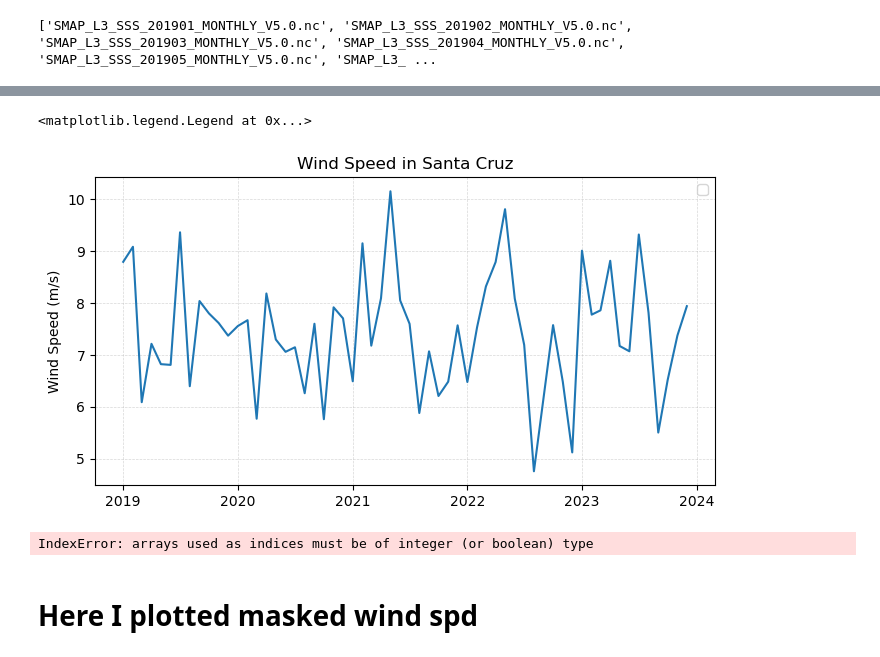
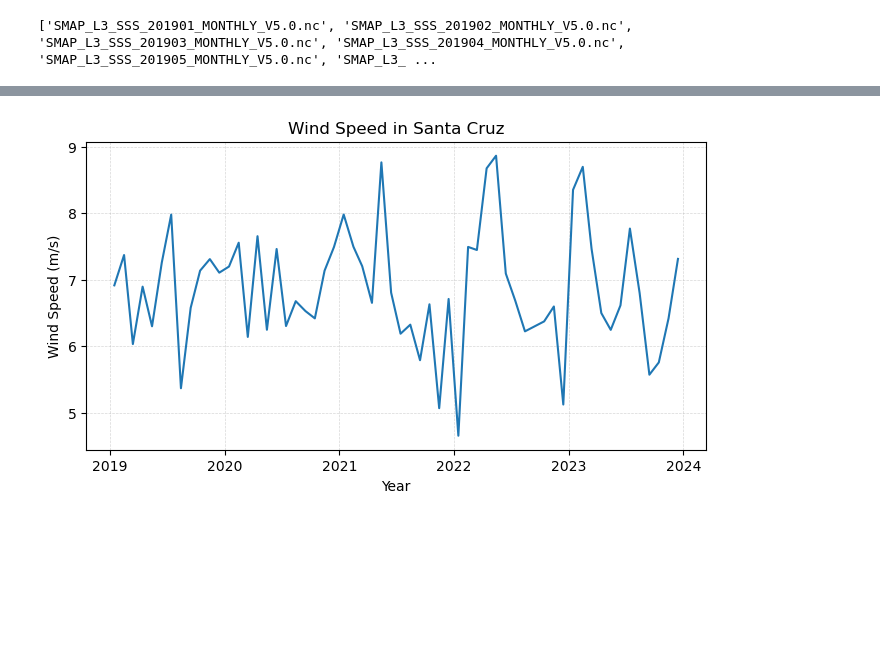
Before and after one commit to Vhaidee1/Shorelinechanges, a Jupyter notebook: Season data.ipynb, the cells around one changed output, grey strips where cells are left out. Cells and saved outputs as stored; diff of their text form; code cells hidden in the pictures; blank space fills up the shorter version.

```diff
--- a/Season data.ipynb
+++ b/Season data.ipynb
@@ -70,0 +159,35 @@ print(date_array)
+# %%
+import datetime as dt
+
+def YMD_to_DecYr(year,month,day):
+
+    # define a date object using the datetime module
+    date = dt.datetime(year,month,day)
+
+    # define the start in ordinal units (days since ...)
+    start = dt.date(date.year, 1, 1).toordinal()
+
+    # compute the year_length in ordinal units (365 or 366)
+    year_length = dt.date(date.year+1, 1, 1).toordinal() - start
+
+    # compute the fraction based on the date
+    decimal_fraction = float(date.toordinal() - start) / year_length
+
+    # compute the decimal year
+    dec_yr = year+decimal_fraction
+    return(dec_yr)
+# %%
+wind_dec_yrs = []
+for file_name in file_list:
+
+    # split the file name and retrieve the year and month strings
+    file_parts = file_name.split('_')
+    # index 3 wll correspond to month and year
+    year = int(file_parts[3][:4])
+    month = int(file_parts[3][4:6])
+    # make a string for the middle day of the month (15)
+    day = int('15')
+    dec_yr = YMD_to_DecYr(year,month,day)
+    wind_dec_yrs.append(dec_yr)
+wind_time=np.array(wind_dec_yrs)
+print(wind_time)
@@ -83,8 +219,8 @@ wind_spd = np.array(ds.variables['smap_spd'])
 # close the netCDF file
 ds.close()
 # %%
-sc_lon = -122
-sc_lat = 36
+sc_lon = -125
+sc_lat = 30
 # find the closest indices to the site longitude and latitude
 lon_index = np.argmin(np.abs(longitude-sc_lon))
 lat_index = np.argmin(np.abs(latitude-sc_lat))
@@ -132,46 +268,14 @@ print(spd_values)
 # %%
 fig = plt.figure(figsize = (8,4))
 
 # plot the data
-plt.plot(date_array, spd_values)
+plt.plot(wind_time, spd_values)
 #plt.plot(de,best_fit, 'k--', label= '{:.2f}'.format(slope)+'mm/yr')
 
 # format the plot
 plt.ylabel('Wind Speed (m/s)')
+plt.xlabel('Year')
 plt.title('Wind Speed in Santa Cruz')
 plt.grid(linewidth=0.5, linestyle='--', alpha=0.5)
-plt.legend()
 # %% [output]
-<matplotlib.legend.Legend at 0x...>
-[figure, old version]
+[figure, new version]
-# %%
-#winter ssa
-for file_name in file_list:
-    file_path= os.path.join(file_folder, file_name)
-    ds = nc4.Dataset(file_path)
-    longitude = np.array(ds.variables['longitude'])
-    latitude = np.array(ds.variables['latitude'])
-    smap_spd = np.array(ds.variables['smap_spd'])
-    ds.close()
-
-
-    sum_grid = np.zeros_like(smap_spd)
-    count_grid= np.zeros_like(smap_spd)
-
-    month = file_name.split('_')[3][4:6]
-
-    if int(month) in [12,1,2]:
-
-        A_mask = np.ma.masked_where(wind_spd_jan<0, wind_spd_jan)
-
-        sum_grid[A_mask] += smap_spd[A_mask]
-        count_grid[A_mask] += 1
-
-winter_grid = np.zeros_like(sum_grid)
-winter_grid[count_grid!=0] = sum_grid[count_grid!=0]/count_grid[count_grid!=0]
-winter_grid = np.ma.masked_where(count_grid==0, winter_grid)
-print(winter_grid)
-# %% [output]
-IndexError: arrays used as indices must be of integer (or boolean) type
-# %% [markdown]
-# Here I plotted masked wind spd
```
Also changed, not shown: parts of 32 cells of this notebook, 11 other files.
